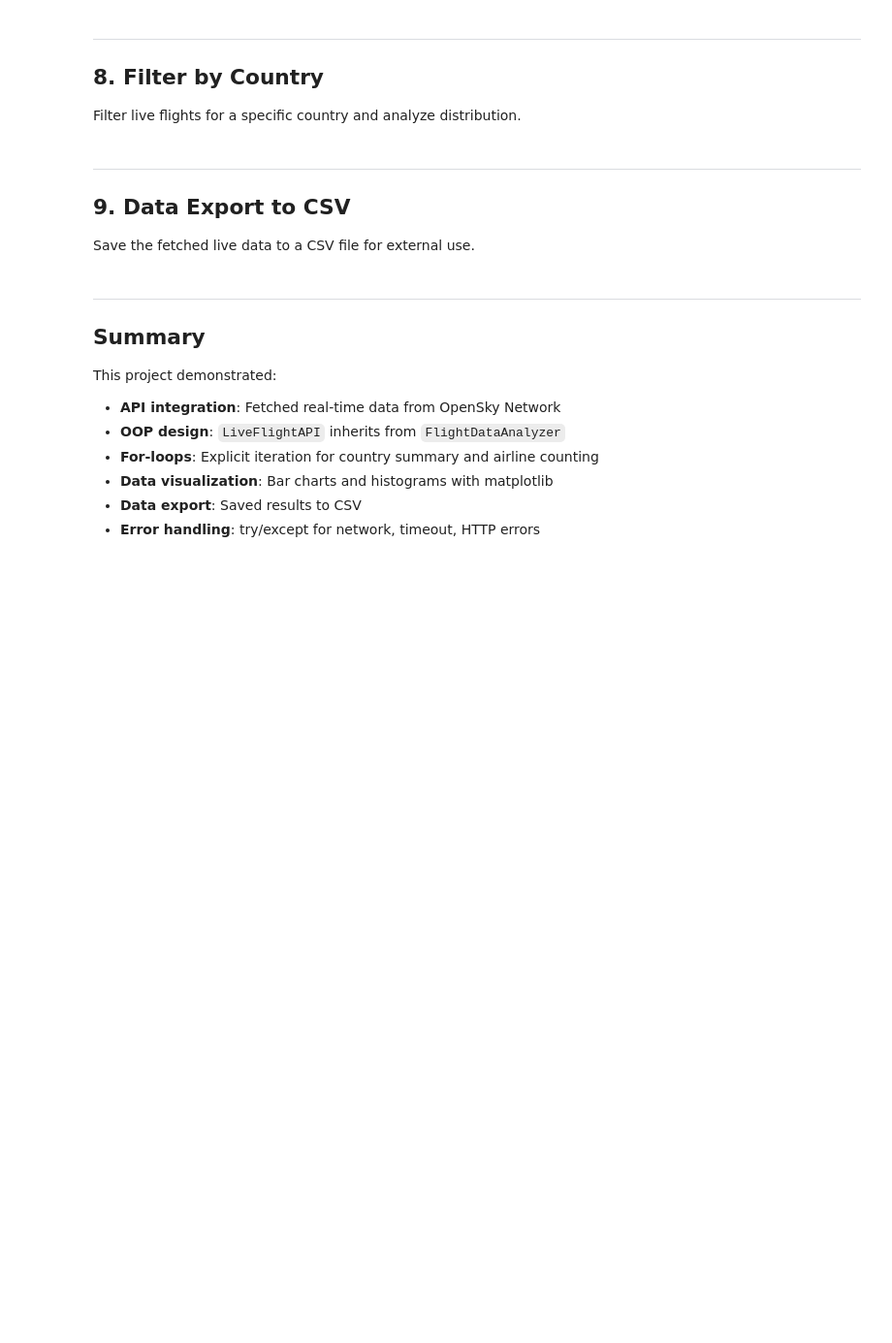
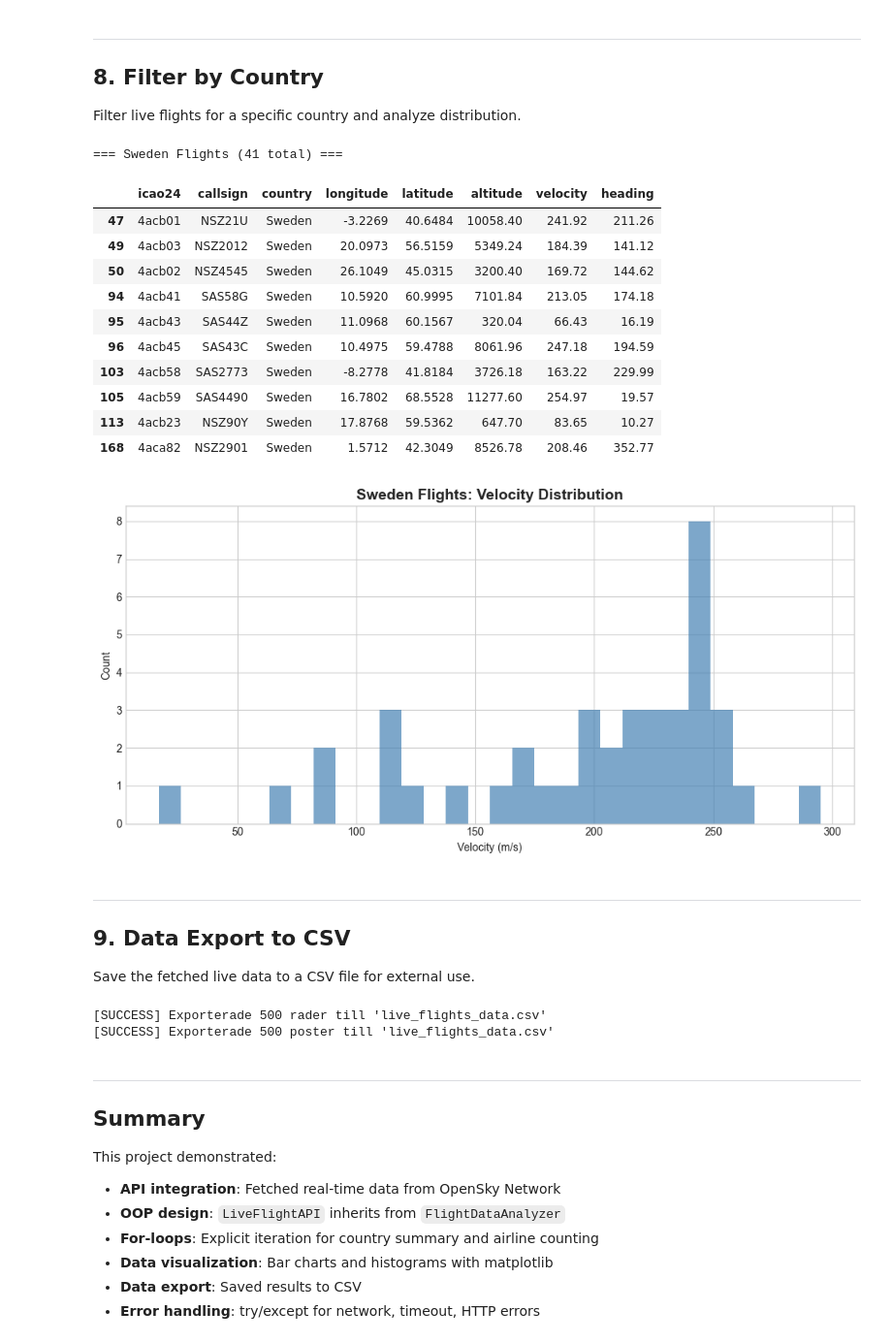
Before and after one commit to shaolinzhou/flight-trend-analyzer, a Jupyter notebook: flight_analyzer.ipynb, the cells around one changed output. Shown at 97% size. Drawn from its saved outputs; the diff is of its cells as text; code cells hidden in the pictures; blank space fills up the shorter version.

```diff
--- a/flight_analyzer.ipynb
+++ b/flight_analyzer.ipynb
@@ -163,32 +453,51 @@ print(f"{'='*60}\n")
 
 Filter live flights for a specific country and analyze distribution.
 # %%
-# Filter flights for United States
-us_flights = live_api.get_flights_by_country("United States")
+# Filter flights for different country
+country = "Sweden"
+us_flights = live_api.get_flights_by_country(country)
 
 if not us_flights.empty:
-    print(f"=== US Flights ({len(us_flights)} total) ===")
+    print(f"=== {country} Flights ({len(us_flights)} total) ===")
     display(us_flights.head(10))
 
-    # Velocity distribution histogram
+# Velocity distribution histogram
     plt.figure(figsize=(10, 5))
     us_flights["velocity"].dropna().hist(bins=30, color="steelblue", alpha=0.7)
-    plt.title("US Flights: Velocity Distribution", fontsize=14, fontweight="bold")
+    plt.title(f"{country} Flights: Velocity Distribution", fontsize=14, fontweight="bold")
     plt.xlabel("Velocity (m/s)")
     plt.ylabel("Count")
     plt.tight_layout()
     plt.show()
 else:
-    print("[WARNING] No US flights found in current data")
+    print(f"[WARNING] No {country} flights found in current data")
+# %% [output]
+=== Sweden Flights (41 total) ===
+|  | icao24 | callsign | country | longitude | latitude | altitude | velocity | heading |
+| 47 | 4acb01 | NSZ21U | Sweden | -3.2269 | 40.6484 | 10058.40 | 241.92 | 211.26 |
+| 49 | 4acb03 | NSZ2012 | Sweden | 20.0973 | 56.5159 | 5349.24 | 184.39 | 141.12 |
+| 50 | 4acb02 | NSZ4545 | Sweden | 26.1049 | 45.0315 | 3200.40 | 169.72 | 144.62 |
+| 94 | 4acb41 | SAS58G | Sweden | 10.5920 | 60.9995 | 7101.84 | 213.05 | 174.18 |
+| 95 | 4acb43 | SAS44Z | Sweden | 11.0968 | 60.1567 | 320.04 | 66.43 | 16.19 |
+| 96 | 4acb45 | SAS43C | Sweden | 10.4975 | 59.4788 | 8061.96 | 247.18 | 194.59 |
+| 103 | 4acb58 | SAS2773 | Sweden | -8.2778 | 41.8184 | 3726.18 | 163.22 | 229.99 |
+| 105 | 4acb59 | SAS4490 | Sweden | 16.7802 | 68.5528 | 11277.60 | 254.97 | 19.57 |
+| 113 | 4acb23 | NSZ90Y | Sweden | 17.8768 | 59.5362 | 647.70 | 83.65 | 10.27 |
+| 168 | 4aca82 | NSZ2901 | Sweden | 1.5712 | 42.3049 | 8526.78 | 208.46 | 352.77 |
+[figure, added]
 # %% [markdown]
 ---
 ## 9. Data Export to CSV
 
 Save the fetched live data to a CSV file for external use.
 # %%
-# Export live flight data to CSV
+# Exporterar live-flygdata till en CSV-fil
 output_file = "live_flights_data.csv"
+# Anropar exportmetoden och skriver ut resultatet (lyckades/misslyckades)
 if live_api.export_cleaned_data(output_filepath=output_file):
-    print(f"[SUCCESS] Exported {len(live_api.df)} records to '{output_file}'")
+    print(f"[SUCCESS] Exporterade {len(live_api.df)} poster till '{output_file}'")
 else:
-    print("[ERROR] Export failed")
+    print("[ERROR] Export misslyckades")
+# %% [output]
+[SUCCESS] Exporterade 500 rader till 'live_flights_data.csv'
+[SUCCESS] Exporterade 500 poster till 'live_flights_data.csv'
```
Also changed, not shown: parts of 10 cells of this notebook, 4 other files.
